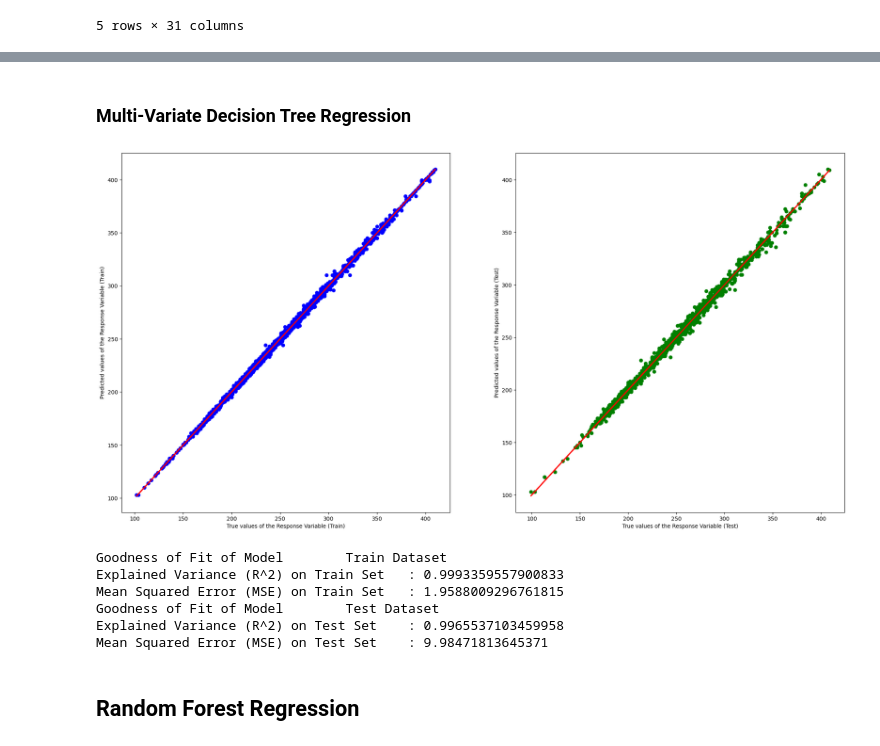
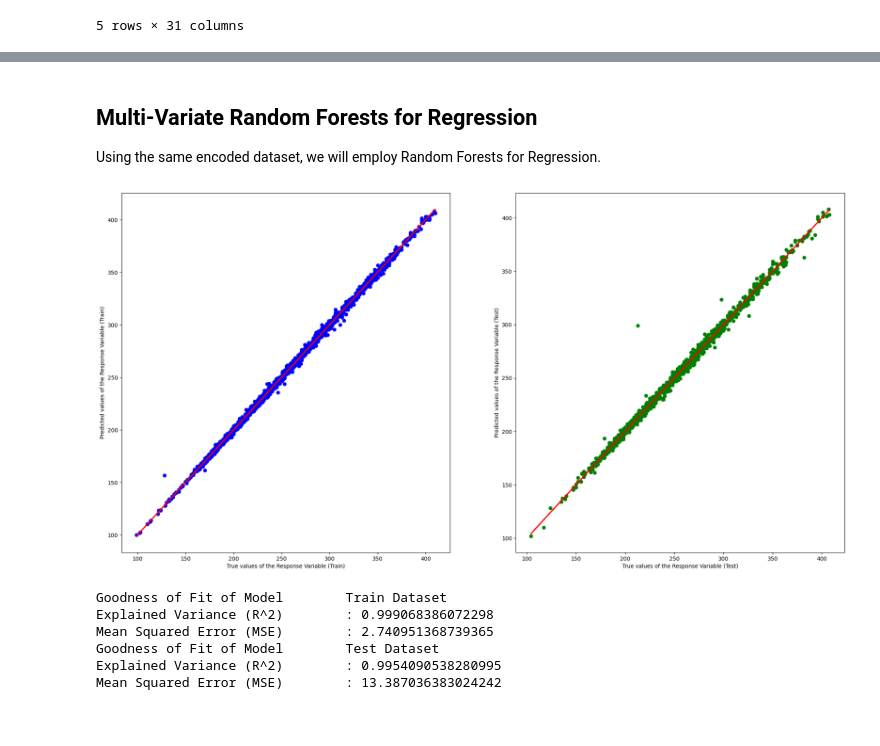
Before and after one commit to imaracoonwelp/SC1015-Project, a Jupyter notebook: Other Regression Models.ipynb, the cells around one changed output, grey strips where cells are left out. Saved outputs shown, nothing was run; the diff lists cells and outputs as text; code cells hidden in the pictures.

```diff
--- a/Other Regression Models.ipynb
+++ b/Other Regression Models.ipynb
@@ -51,58 +48,55 @@ Fuel Type_X                               float64
 Fuel Type_Z                               float64
 dtype: object
 # %% [markdown]
-### Multi-Variate Decision Tree Regression
+## Multi-Variate Random Forests for Regression
+Using the same encoded dataset, we will employ Random Forests for Regression.
 # %%
 # Import important functions
-from sklearn.linear_model import LinearRegression
-from sklearn.model_selection import train_test_split
-from sklearn.tree import DecisionTreeRegressor
+from sklearn.ensemble import RandomForestRegressor
 
 # Extract Response and Predictors
 X = df.drop(columns=['CO2 Emissions(g/km)'])
 Y = df['CO2 Emissions(g/km)']
+
 # Split the Dataset into random Train and Test
 X_train, X_test, y_train, y_test = train_test_split(X, Y, test_size = 0.25)
 
-#DecisionTreeRegression
-regress = DecisionTreeRegressor()
+#RandomForestRegression
+regress = RandomForestRegressor()
 regress.fit(X_train, y_train)
 
 #Plot
 y_train_pred = regress.predict(X_train)
 y_test_pred = regress.predict(X_test)
 
 # Plot the Predictions vs the True values
 f, axes = plt.subplots(1, 2, figsize=(24, 12))
 axes[0].scatter(y_train, y_train_pred, color = "blue")
 axes[0].plot(y_train, y_train, 'r-', linewidth = 2)
 axes[0].set_xlabel("True values of the Response Variable (Train)")
 axes[0].set_ylabel("Predicted values of the Response Variable (Train)")
 axes[1].scatter(y_test, y_test_pred, color = "green")
 axes[1].plot(y_test, y_test, 'r-', linewidth = 2)
 axes[1].set_xlabel("True values of the Response Variable (Test)")
 axes[1].set_ylabel("Predicted values of the Response Variable (Test)")
 plt.show()
 
 
 #Goodness of fit
-from sklearn.metrics import r2_score
 # Check the Goodness of Fit (on Train Data)
 print("Goodness of Fit of Model \tTrain Dataset")
-print("Explained Variance (R^2) on Train Set \t:", regress.score(X_train, y_train))
-print("Mean Squared Error (MSE) on Train Set \t:", mean_squared_error(y_train, y_train_pred))
+print("Explained Variance (R^2) \t:", regress.score(X_train, y_train))
+print("Mean Squared Error (MSE) \t:", mean_squared_error(y_train, y_train_pred))
 
 # Check the Goodness of Fit (on Test Data)
 print("Goodness of Fit of Model \tTest Dataset")
-print("Explained Variance (R^2) on Test Set \t:", regress.score(X_test, y_test))
-print("Mean Squared Error (MSE) on Test Set \t:", mean_squared_error(y_test, y_test_pred))
+print("Explained Variance (R^2) \t:", regress.score(X_test, y_test))
+print("Mean Squared Error (MSE) \t:", mean_squared_error(y_test, y_test_pred))
 # %% [output]
-[figure, old version]
+[figure, new version]
 Goodness of Fit of Model        Train Dataset
-Explained Variance (R^2) on Train Set   : 0.9993359557900833
-Mean Squared Error (MSE) on Train Set   : 1.9588009296761815
+Explained Variance (R^2)        : 0.999068386072298
+Mean Squared Error (MSE)        : 2.740951368739365
 Goodness of Fit of Model        Test Dataset
-Explained Variance (R^2) on Test Set    : 0.9965537103459958
-Mean Squared Error (MSE) on Test Set    : 9.98471813645371
+Explained Variance (R^2)        : 0.9954090538280995
+Mean Squared Error (MSE)        : 13.387036383024242
-# %% [markdown]
-## Random Forest Regression
```
Also changed, not shown: parts of 16 cells of this notebook, 2 other files.
